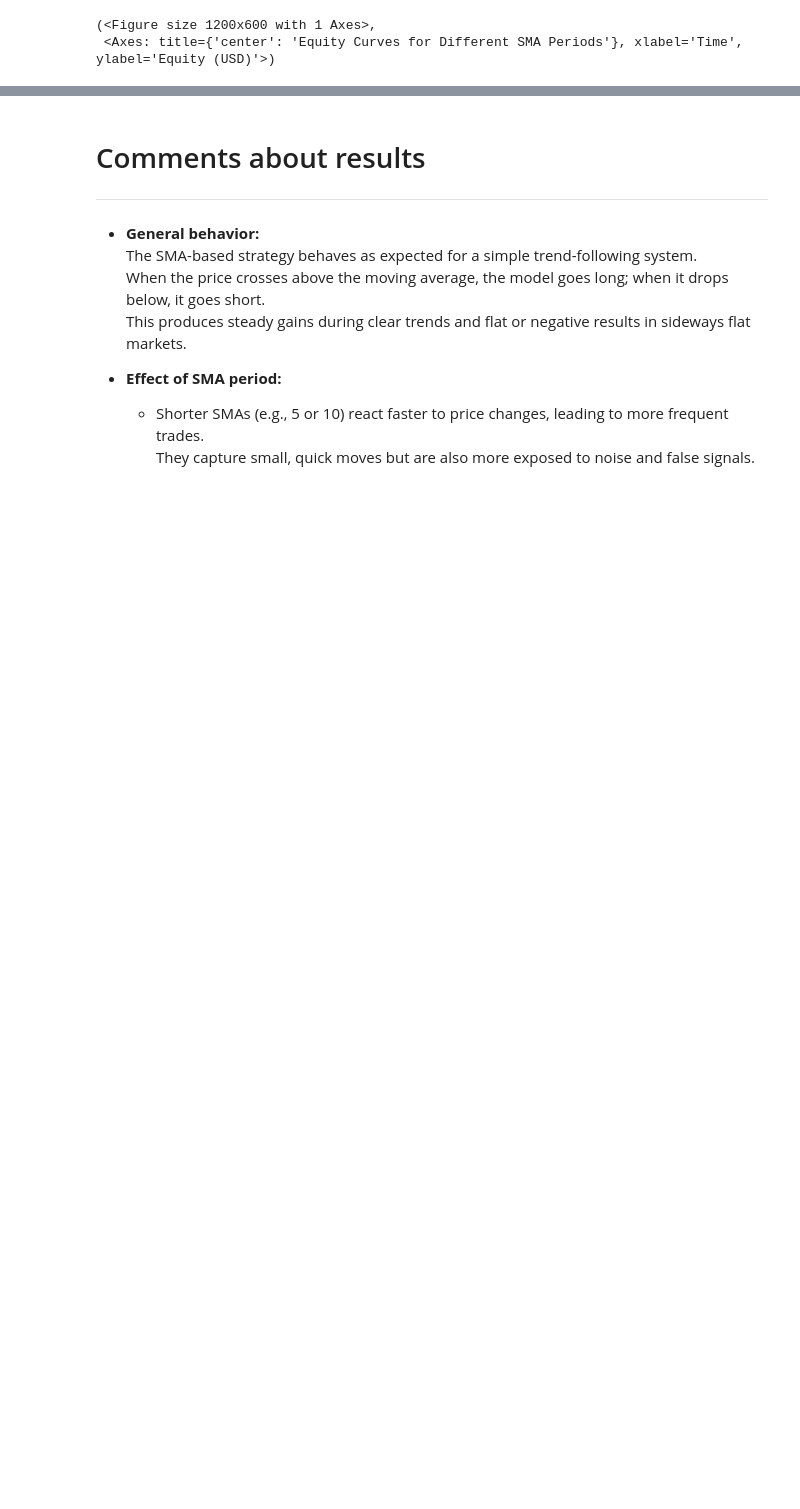
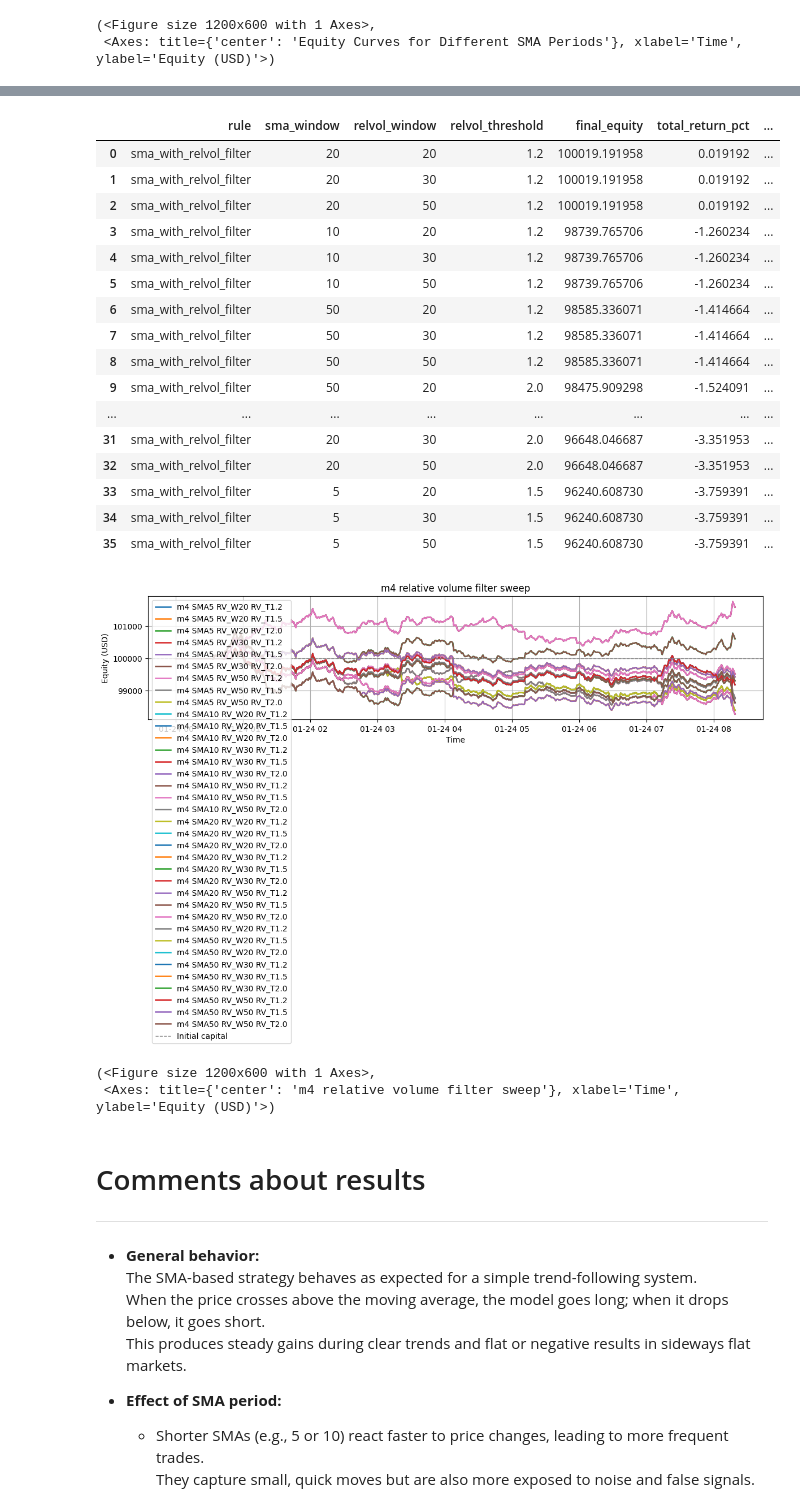
Before and after one commit to KBaja/Quant_research_task, a Jupyter notebook: task.ipynb, the cells around one changed output, grey strips where cells are left out. Cells and saved outputs as stored; diff of their text form; code cells hidden in the pictures; blank space fills up the shorter version.

```diff
--- a/task.ipynb
+++ b/task.ipynb
@@ -361,3 +675,39 @@ utils.plot_equity_curves(
+# %%
+metrics_m4, results_m4, equities_m4 = run_rule_sweep(
+    df,
+    rule="sma_with_relvol_filter",
+    sma_windows=[5, 10, 20, 50],
+    relvol_windows=[20, 30, 50],
+    relvol_thresholds=[1.2, 1.5, 2.0],
+    initial_capital=100_000.0,
+    transaction_cost_pct=0.0002,
+    allow_short_enter=False,
+)
+
+display(metrics_m4)
+
+plot_equity_curves(equities_m4, n_points=500, title="m4 relative volume filter sweep")
+# %% [output]
+|  | rule | sma_window | relvol_window | relvol_threshold | final_equity | total_return_pct | ... |
+| 0 | sma_with_relvol_filter | 20 | 20 | 1.2 | 100019.191958 | 0.019192 | ... |
+| 1 | sma_with_relvol_filter | 20 | 30 | 1.2 | 100019.191958 | 0.019192 | ... |
+| 2 | sma_with_relvol_filter | 20 | 50 | 1.2 | 100019.191958 | 0.019192 | ... |
+| 3 | sma_with_relvol_filter | 10 | 20 | 1.2 | 98739.765706 | -1.260234 | ... |
+| 4 | sma_with_relvol_filter | 10 | 30 | 1.2 | 98739.765706 | -1.260234 | ... |
+| 5 | sma_with_relvol_filter | 10 | 50 | 1.2 | 98739.765706 | -1.260234 | ... |
+| 6 | sma_with_relvol_filter | 50 | 20 | 1.2 | 98585.336071 | -1.414664 | ... |
+| 7 | sma_with_relvol_filter | 50 | 30 | 1.2 | 98585.336071 | -1.414664 | ... |
+| 8 | sma_with_relvol_filter | 50 | 50 | 1.2 | 98585.336071 | -1.414664 | ... |
+| 9 | sma_with_relvol_filter | 50 | 20 | 2.0 | 98475.909298 | -1.524091 | ... |
+| ... | ... | ... | ... | ... | ... | ... | ... |
+| 31 | sma_with_relvol_filter | 20 | 30 | 2.0 | 96648.046687 | -3.351953 | ... |
+| 32 | sma_with_relvol_filter | 20 | 50 | 2.0 | 96648.046687 | -3.351953 | ... |
+| 33 | sma_with_relvol_filter | 5 | 20 | 1.5 | 96240.608730 | -3.759391 | ... |
+| 34 | sma_with_relvol_filter | 5 | 30 | 1.5 | 96240.608730 | -3.759391 | ... |
+| 35 | sma_with_relvol_filter | 5 | 50 | 1.5 | 96240.608730 | -3.759391 | ... |
+[figure, added]
+(<Figure size 1200x600 with 1 Axes>,
+ <Axes: title={'center': 'm4 relative volume filter sweep'}, xlabel='Time', ylabel='Equity (USD)'>)
 # %% [markdown]
 # Comments about results
 ***
```
Also changed, not shown: parts of 5 cells of this notebook, 2 other files.
